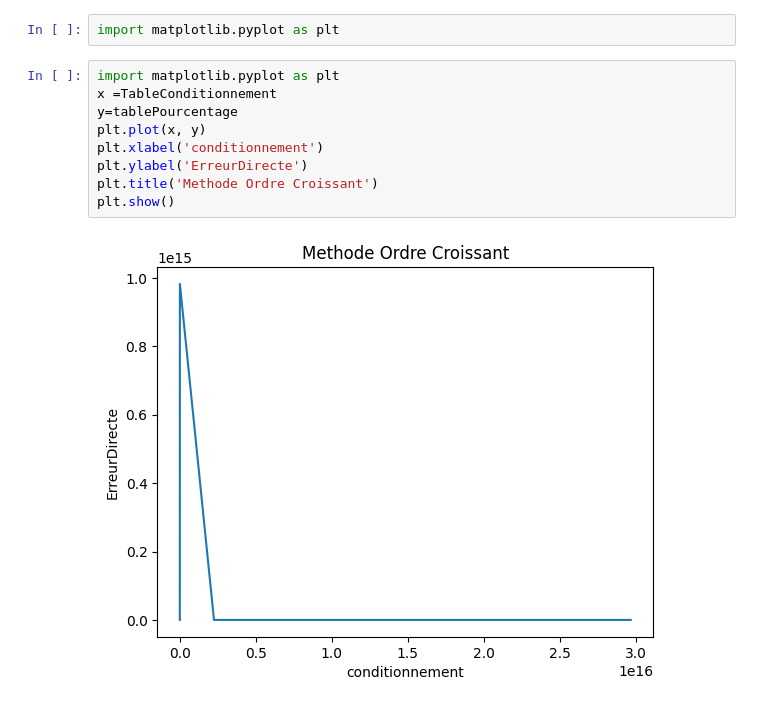
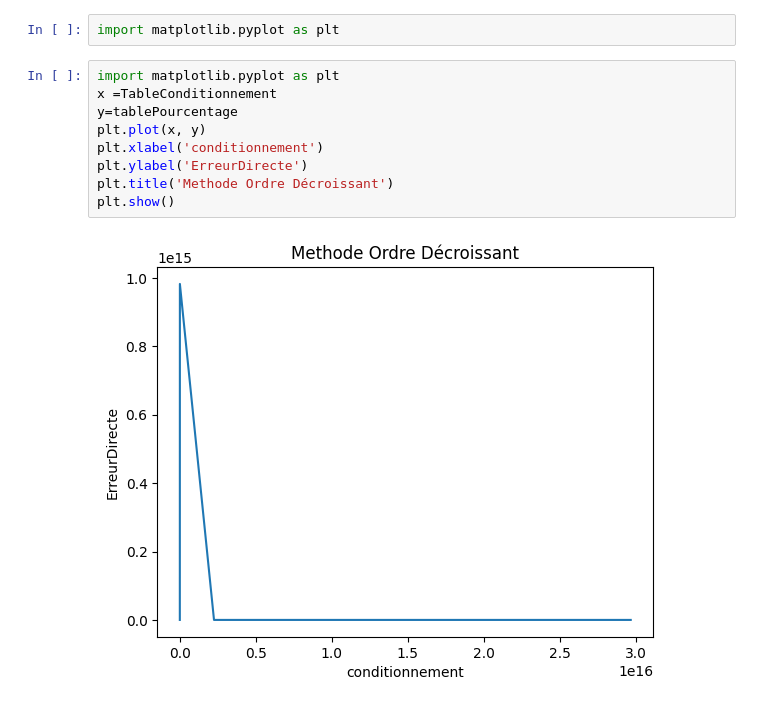
Before and after one commit to dekkal/arithmitique, a Jupyter notebook: STriDecroissant.ipynb, the cells around one changed output. Drawn from its saved outputs; the diff is of its cells as text.

```diff
--- a/STriDecroissant.ipynb
+++ b/STriDecroissant.ipynb
@@ -291,11 +291,11 @@ import matplotlib.pyplot as plt
 # %%
 import matplotlib.pyplot as plt
 x =TableConditionnement
 y=tablePourcentage
 plt.plot(x, y)
 plt.xlabel('conditionnement')
 plt.ylabel('ErreurDirecte')
-plt.title('Methode Ordre Croissant')
+plt.title('Methode Ordre Décroissant')
 plt.show()
 # %% [output]
-[figure, old version]
+[figure, new version]
```
